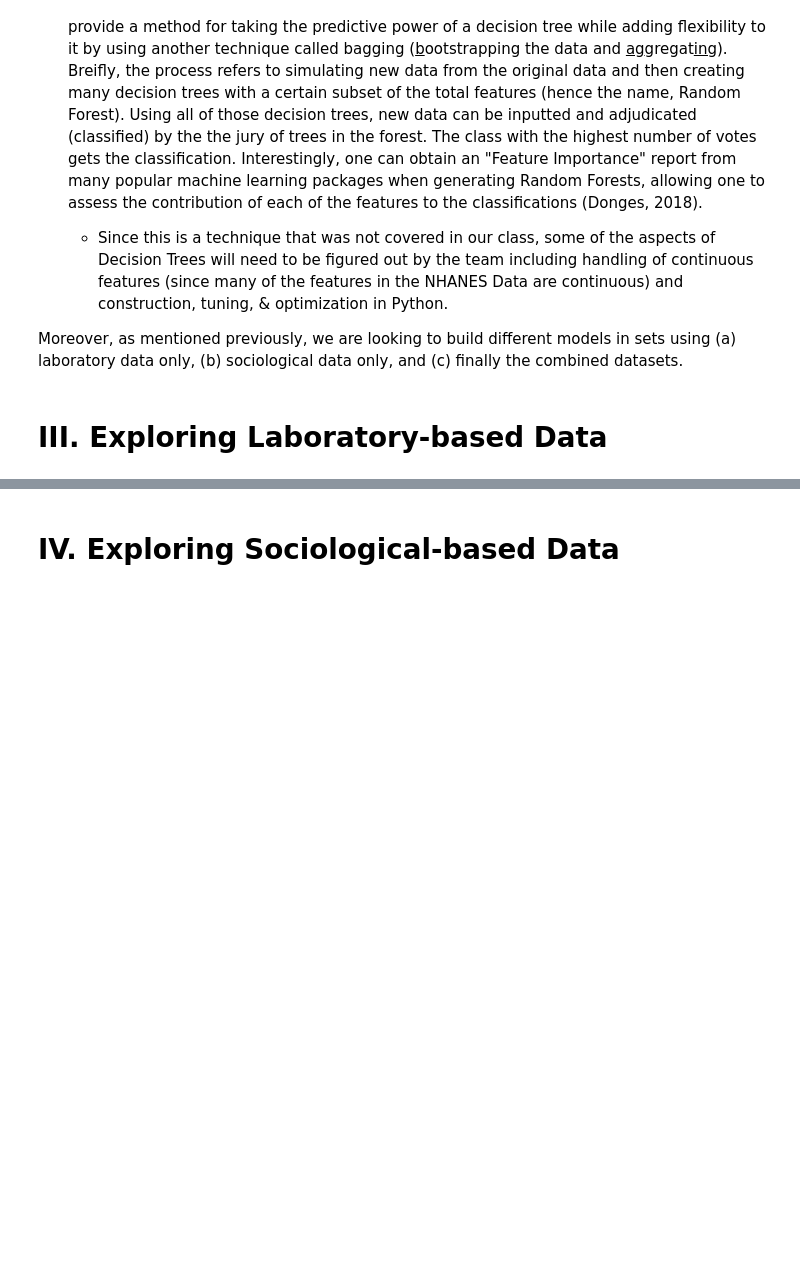
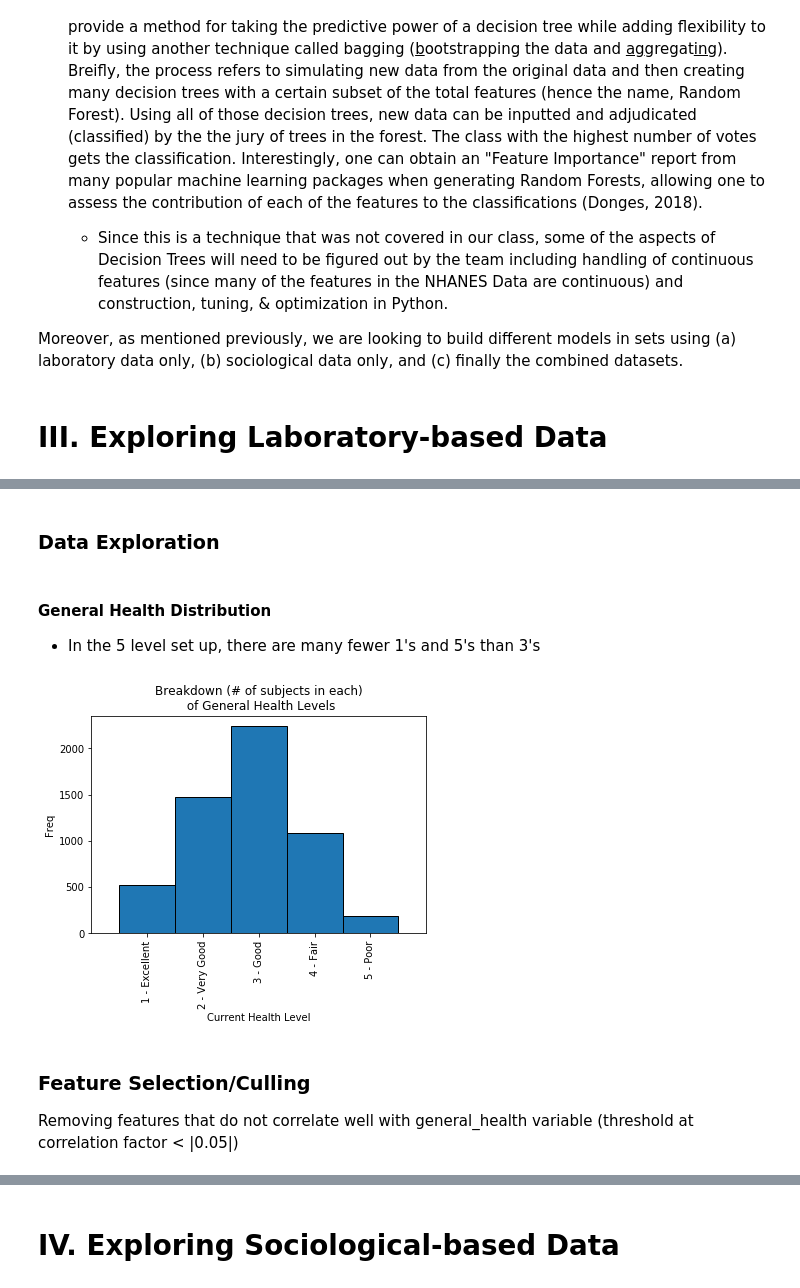
Before and after one commit to oconnoag/NHANES_General_Health_Prediction, a Jupyter notebook: general_health_eda.ipynb, the cells around one changed output, grey strips where cells are left out. Saved outputs shown, nothing was run; the diff lists cells and outputs as text; code cells hidden in the pictures; blank space fills up the shorter version.

```diff
--- a/general_health_eda.ipynb
+++ b/general_health_eda.ipynb
@@ -88,0 +96,20 @@ Moreover, as mentioned previously, we are looking to build different models in s
+# %%
+lab_processed_data_a = lab_raw_data.copy()
+# %%
+lab_processed_data_b = lab_processed_data_a.rename(columns={'HSD010': 'general_health',
+                                                    'LBXTST': 'testosterone',
+                                                    'LBXEST': 'estradiol',
+                                                    'LBXSHBG': 'sex_hormone_binding_globulin',
+                                                    'LBXGH': 'glycohemoglobin',
+                                                    'LBXSBU': 'blood_urea_nitrogen',
+                                                    'LBXSC3SI': 'bicarbonate',
+                                                    'LBXSCA': 'calcium',
+                                                    'LBXSCH': 'cholesterol',
+                                                    'LBXSCLSI': 'chloride',
+                                                    'LBXSGL': 'glucose',
+                                                    'LBXSIR': 'iron',
+                                                    'LBXSKSI': 'potassium',
+                                                    'LBXSNASI': 'sodium',
+                                                    'LBXSTP': 'total_protein',
+                                                    'LBXSTR': 'triglycerides',
+                                                    'LBXSUA': 'uric_acid'})
@@ -88,0 +138,5 @@ Moreover, as mentioned previously, we are looking to build different models in s
+# %%
+lab_processed_data = lab_processed_data_b.copy()
+# %%
+# Drop any subject that did not have a particular lab test performed
+lab_processed_data = lab_processed_data.dropna()
@@ -88,0 +163,18 @@ Moreover, as mentioned previously, we are looking to build different models in s
+# %% [markdown]
+### Data Exploration
+# %% [markdown]
+#### General Health Distribution
+- In the 5 level set up, there are many fewer 1's and 5's than 3's
+# %%
+lab_processed_data['general_health'].hist(grid=False, bins=np.arange(0,7,1)-0.5, ec='k')
+plt.xlim([0,6])
+plt.title('Breakdown (# of subjects in each)\n of General Health Levels')
+plt.ylabel("Freq")
+plt.xlabel("Current Health Level")
+plt.xticks(np.arange(1,6), ['1 - Excellent', '2 - Very Good', '3 - Good', '4 - Fair', '5 - Poor'],
+          rotation=90);
+# %% [output]
+[figure, added]
+# %% [markdown]
+### Feature Selection/Culling
+Removing features that do not correlate well with general_health variable (threshold at correlation factor < |0.05|)
```
Also changed, not shown: parts of 48 cells of this notebook.
